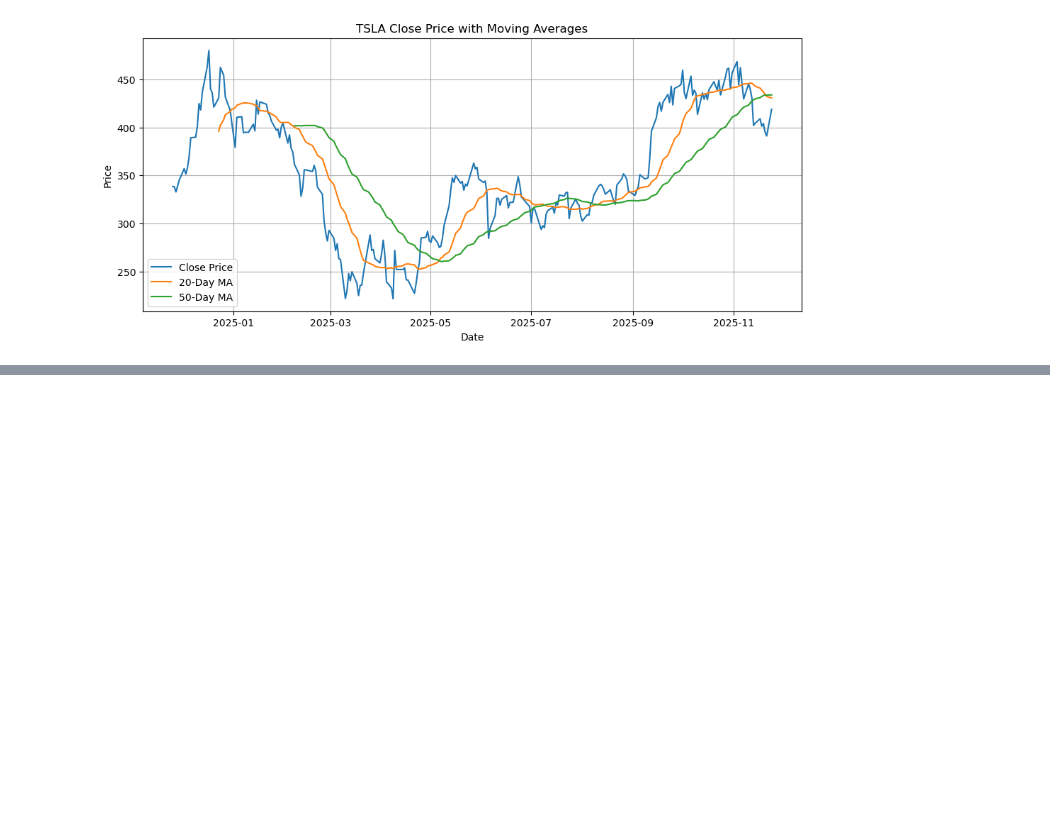
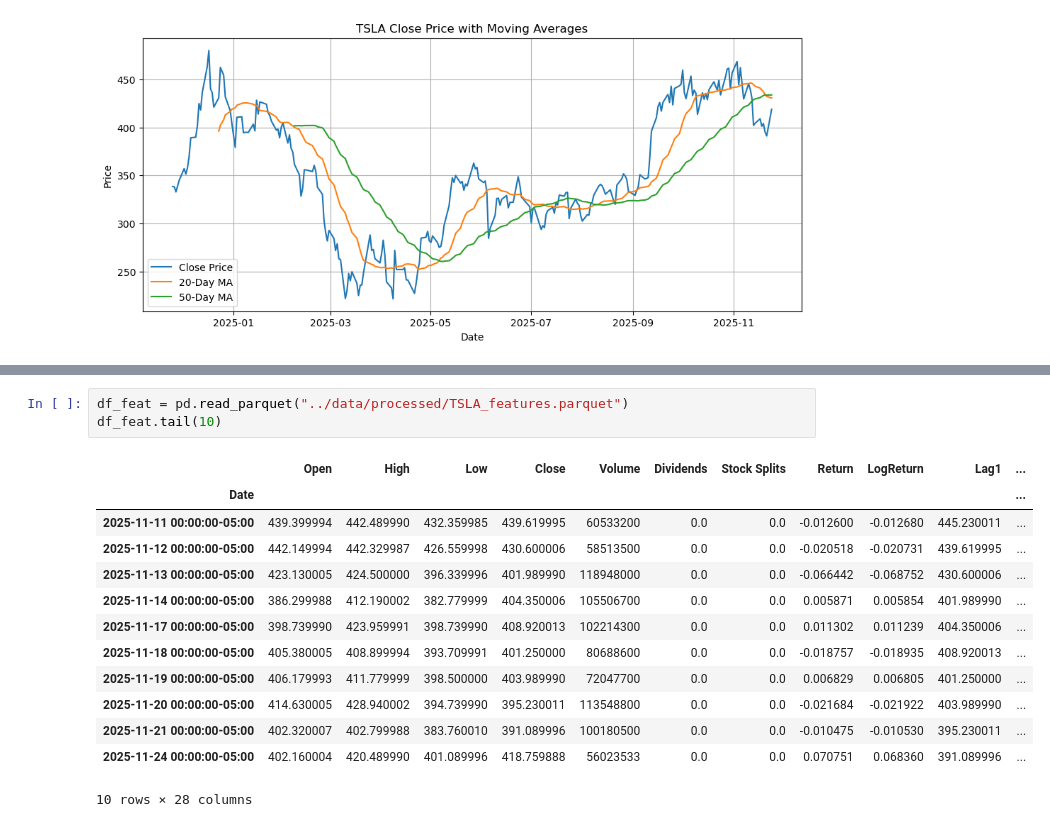
Before and after one commit to kartikeya-m1/Stock-Pipline, a Jupyter notebook: notebooks/01_EDA_test.ipynb, the cells around one changed output, grey strips where cells are left out. Drawn from its saved outputs; the diff is of its cells as text; blank space fills up the shorter version.

```diff
--- a/notebooks/01_EDA_test.ipynb
+++ b/notebooks/01_EDA_test.ipynb
@@ -137,0 +159,17 @@ plt.show()
+# %%
+df_feat = pd.read_parquet("../data/processed/TSLA_features.parquet")
+df_feat.tail(10)
+# %% [output]
+|  | Open | High | Low | Close | Volume | Dividends | Stock Splits | Return | LogReturn | Lag1 | ... |
+| Date |  |  |  |  |  |  |  |  |  |  | ... |
+| 2025-11-11 00:00:00-05:00 | 439.399994 | 442.489990 | 432.359985 | 439.619995 | 60533200 | 0.0 | 0.0 | -0.012600 | -0.012680 | 445.230011 | ... |
+| 2025-11-12 00:00:00-05:00 | 442.149994 | 442.329987 | 426.559998 | 430.600006 | 58513500 | 0.0 | 0.0 | -0.020518 | -0.020731 | 439.619995 | ... |
+| 2025-11-13 00:00:00-05:00 | 423.130005 | 424.500000 | 396.339996 | 401.989990 | 118948000 | 0.0 | 0.0 | -0.066442 | -0.068752 | 430.600006 | ... |
+| 2025-11-14 00:00:00-05:00 | 386.299988 | 412.190002 | 382.779999 | 404.350006 | 105506700 | 0.0 | 0.0 | 0.005871 | 0.005854 | 401.989990 | ... |
+| 2025-11-17 00:00:00-05:00 | 398.739990 | 423.959991 | 398.739990 | 408.920013 | 102214300 | 0.0 | 0.0 | 0.011302 | 0.011239 | 404.350006 | ... |
+| 2025-11-18 00:00:00-05:00 | 405.380005 | 408.899994 | 393.709991 | 401.250000 | 80688600 | 0.0 | 0.0 | -0.018757 | -0.018935 | 408.920013 | ... |
+| 2025-11-19 00:00:00-05:00 | 406.179993 | 411.779999 | 398.500000 | 403.989990 | 72047700 | 0.0 | 0.0 | 0.006829 | 0.006805 | 401.250000 | ... |
+| 2025-11-20 00:00:00-05:00 | 414.630005 | 428.940002 | 394.739990 | 395.230011 | 113548800 | 0.0 | 0.0 | -0.021684 | -0.021922 | 403.989990 | ... |
+| 2025-11-21 00:00:00-05:00 | 402.320007 | 402.799988 | 383.760010 | 391.089996 | 100180500 | 0.0 | 0.0 | -0.010475 | -0.010530 | 395.230011 | ... |
+| 2025-11-24 00:00:00-05:00 | 402.160004 | 420.489990 | 401.089996 | 418.759888 | 56023533 | 0.0 | 0.0 | 0.070751 | 0.068360 | 391.089996 | ... |
+10 rows × 28 columns
```
Also changed, not shown: parts of 3 cells of this notebook, 9 other files.
